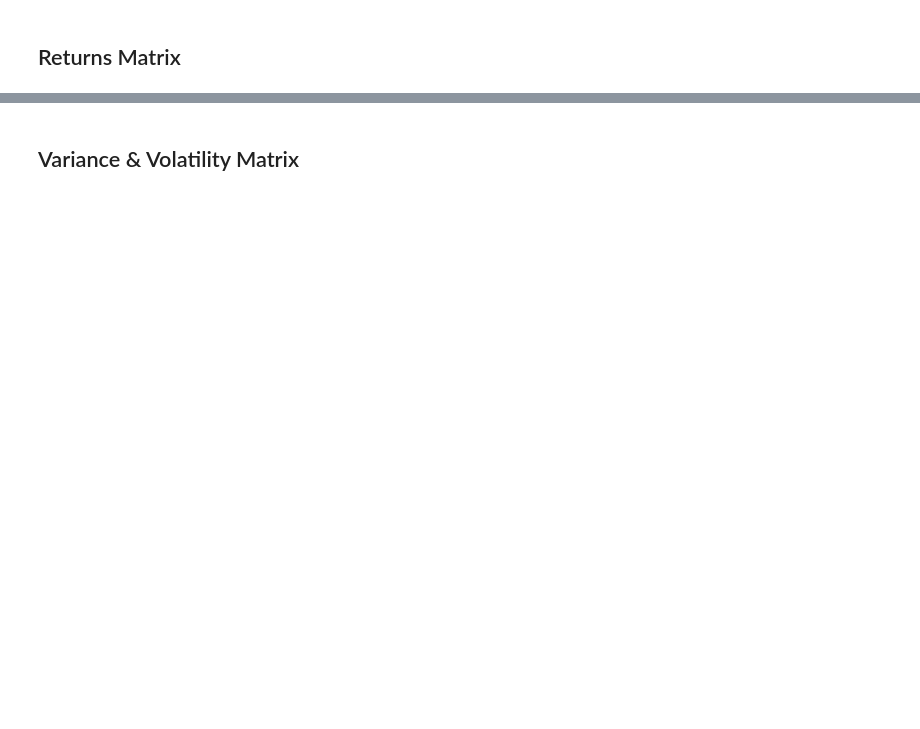
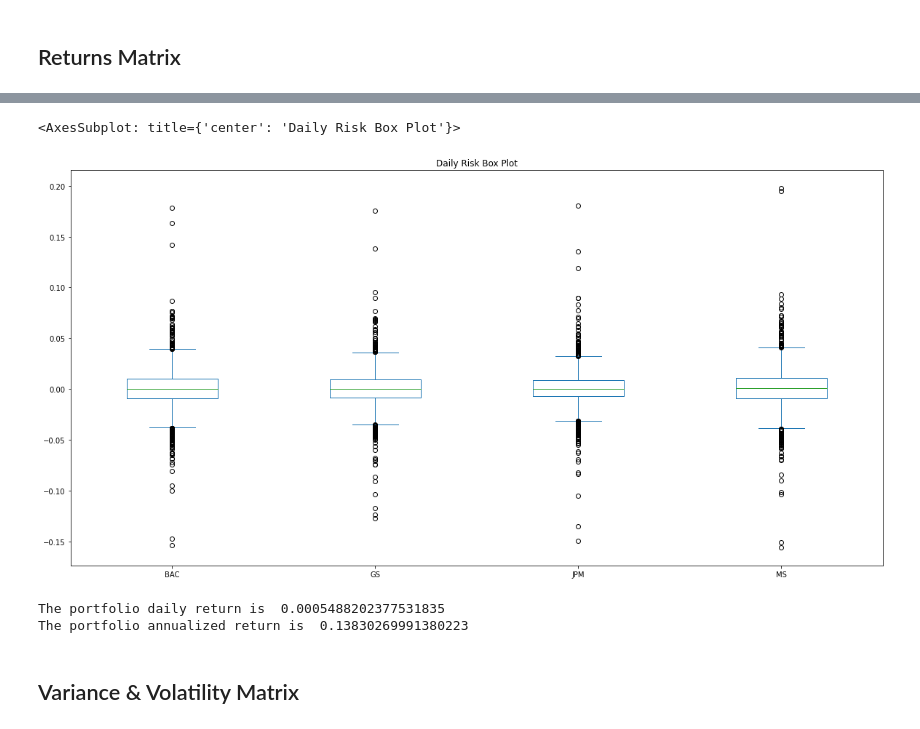
Before and after one commit to fred-aiello/Python-Test, a Jupyter notebook: Risks_Indicators.ipynb, the cells around one changed output, grey strips where cells are left out. Saved outputs shown, nothing was run; the diff lists cells and outputs as text; code cells hidden in the pictures; blank space fills up the shorter version.

```diff
--- a/Risks_Indicators.ipynb
+++ b/Risks_Indicators.ipynb
@@ -125,4 +123,18 @@ MS     0.000868
 dtype: float64
+# %%
+Returns_Portfolio.plot(kind = "box",figsize = (20,10), title = "Daily Risk Box Plot")
+# %% [output]
+<AxesSubplot: title={'center': 'Daily Risk Box Plot'}>
+[figure, added]
+# %%
+# Portfolio Return with weights
+w = [0.1, 0.2, 0.5, 0.2]
+Return_Port = (w*mean_returns).sum()
+print('The portfolio daily return is ', Return_Port)
+print('The portfolio annualized return is ', Return_Port*252)
+# %% [output]
+The portfolio daily return is  0.0005488202377531835
+The portfolio annualized return is  0.13830269991380223
 # %% [markdown]
 ## Variance & Volatility Matrix
 # %%
```
Also changed, not shown: parts of 7 cells of this notebook, 1 other file.
